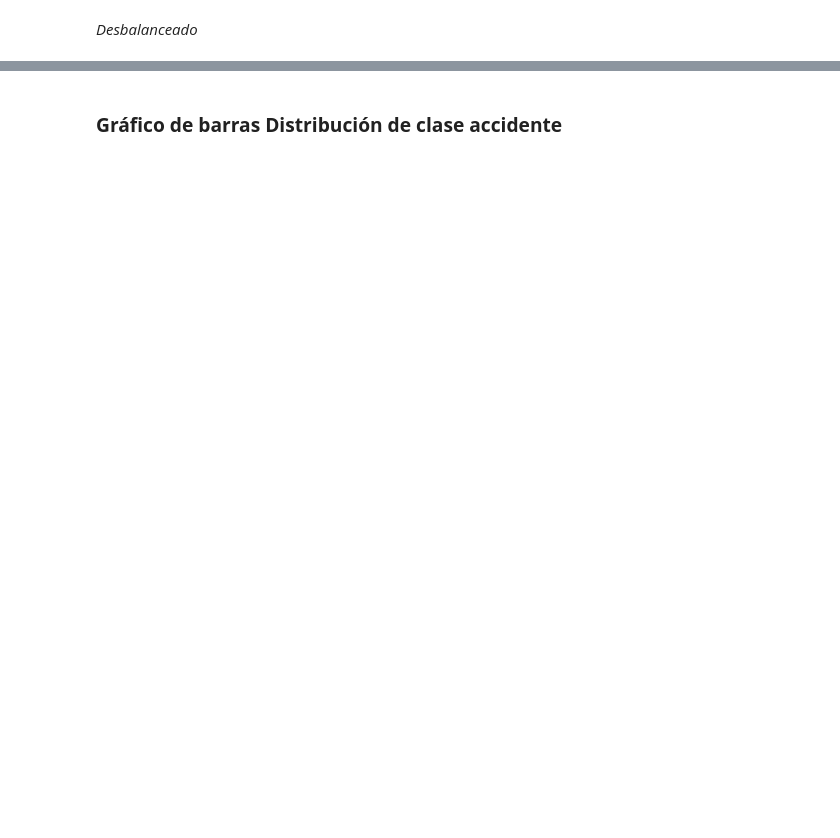
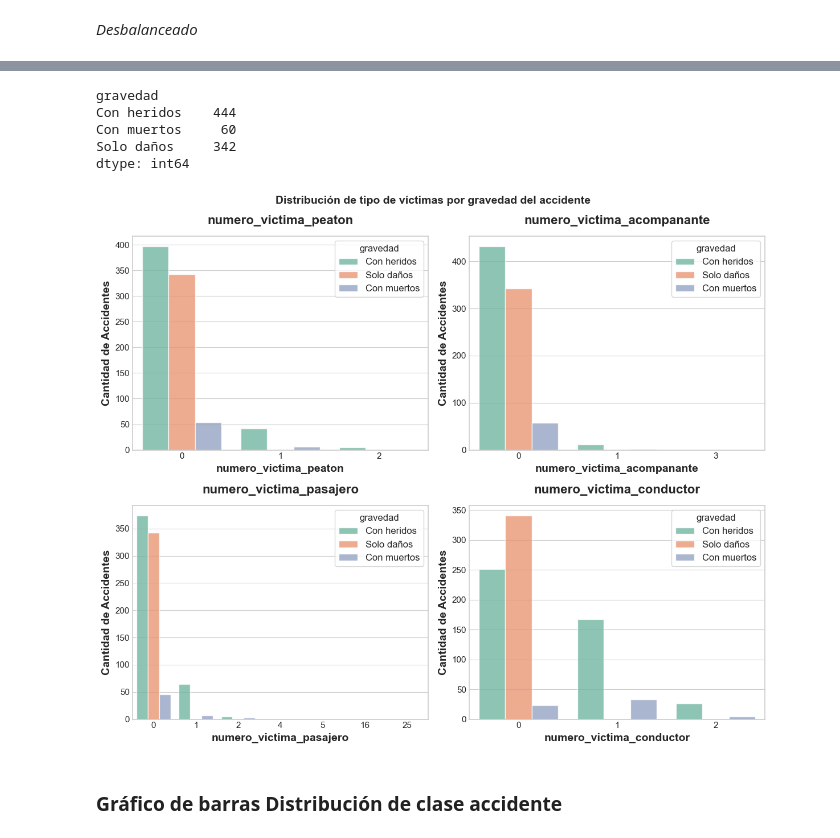
Before and after one commit to EngineeringSebastian-s/EvolutionaryComputation, a Jupyter notebook: Actividad_2.ipynb, the cells around one changed output, grey strips where cells are left out. Saved outputs shown, nothing was run; the diff lists cells and outputs as text; code cells hidden in the pictures; blank space fills up the shorter version.

```diff
--- a/Actividad_2.ipynb
+++ b/Actividad_2.ipynb
@@ -476,0 +479,7 @@ Text(0.5, 1.0, 'Porcentaje de muestras por clase')
+# %%
+feature_to_plot = [
+    'numero_victima_peaton',
+    'numero_victima_acompanante',
+    'numero_victima_pasajero',
+    'numero_victima_conductor'
+]
@@ -476,0 +499,8 @@ Text(0.5, 1.0, 'Porcentaje de muestras por clase')
+# %%
+dfg.size()
+# %% [output]
+gravedad
+Con heridos    444
+Con muertos     60
+Solo daños     342
+dtype: int64
@@ -477,3 +509,17 @@ Text(0.5, 1.0, 'Porcentaje de muestras por clase')
+# %%
+fig, axes = plt.subplots(2, 2, figsize=(12, 10))
+axes = axes.flatten()
+
+for i, feature in enumerate(feature_to_plot):
+    sns.countplot(data=df, x=feature, hue=target_col, ax=axes[i], alpha=0.8, palette="Set2")
+    axes[i].set_title(feature, fontweight='bold')
+    axes[i].set_ylabel('Cantidad de Accidentes')
+
+plt.suptitle('Distribución de tipo de víctimas por gravedad del accidente', fontsize=14, fontweight='bold')
+plt.tight_layout()
+plt.show()
+# %% [output]
+[figure, added]
 # %% [markdown]
 ### **Gráfico de barras Distribución de clase accidente**
 # %%
```
Also changed, not shown: parts of 12 cells of this notebook.
